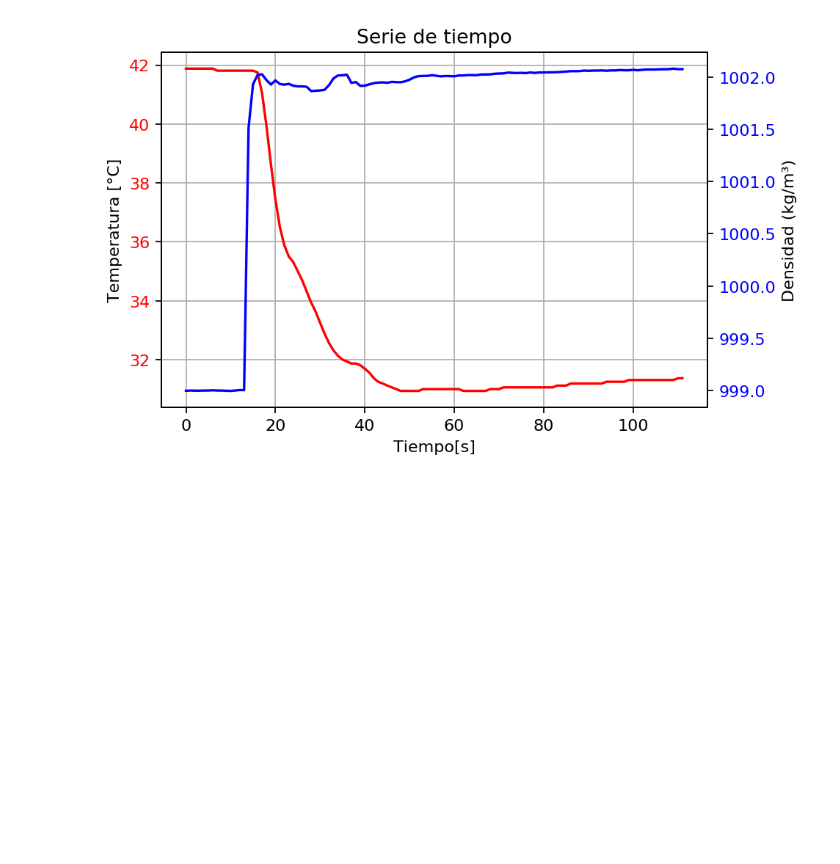
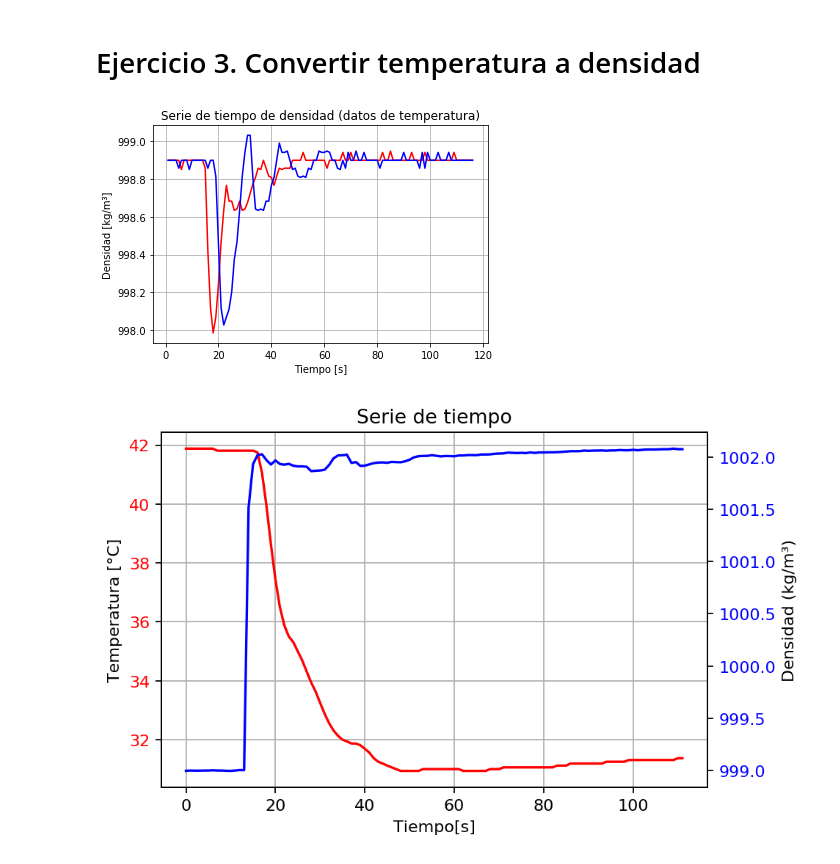
Before and after one commit to joshuatzin/CodeCT, a Jupyter notebook: Corrientes+de+Gravedad.ipynb, the cells around one changed output. Drawn from its saved outputs; the diff is of its cells as text; code cells hidden in the pictures; blank space fills up the shorter version.

```diff
--- a/Corrientes+de+Gravedad.ipynb
+++ b/Corrientes+de+Gravedad.ipynb
@@ -20,3 +47,33 @@ plt.show()
+# %% [markdown]
+# Ejercicio 3. Convertir temperatura a densidad
+# %%
+import matplotlib.pyplot as plt
+import numpy as np
+
+a=-7*(10**-4)
+p1=998.9
+t=np.loadtxt('temp_sensor1_exp2.txt')
+T2=np.loadtxt('temp_sensor2_exp2.txt')
+
+for i in range (1,117):
+    tuno=(p1*(1-a*(t[i+1]-t[i])))
+    tdos=(p1*(1-a*(T2[i+1]-T2[i])))
+
+
+j=np.arange(1,117,1)
+
+tu=np.loadtxt('densidadt1.txt')
+td=np.loadtxt('densidadt2.txt')
+
+plt.plot(j,tu,color='r')
+plt.plot(j,td,color='b')
+plt.xlabel("Tiempo [s]")
+plt.title("Serie de tiempo de densidad (datos de temperatura)")
+plt.ylabel("Densidad [kg/m³]")
+plt.grid(True)
+plt.show()
+# %% [output]
+[figure, added]
 # %%
 import matplotlib.pyplot as plt
 import numpy as np
```
Also changed, not shown: parts of 5 cells of this notebook.
